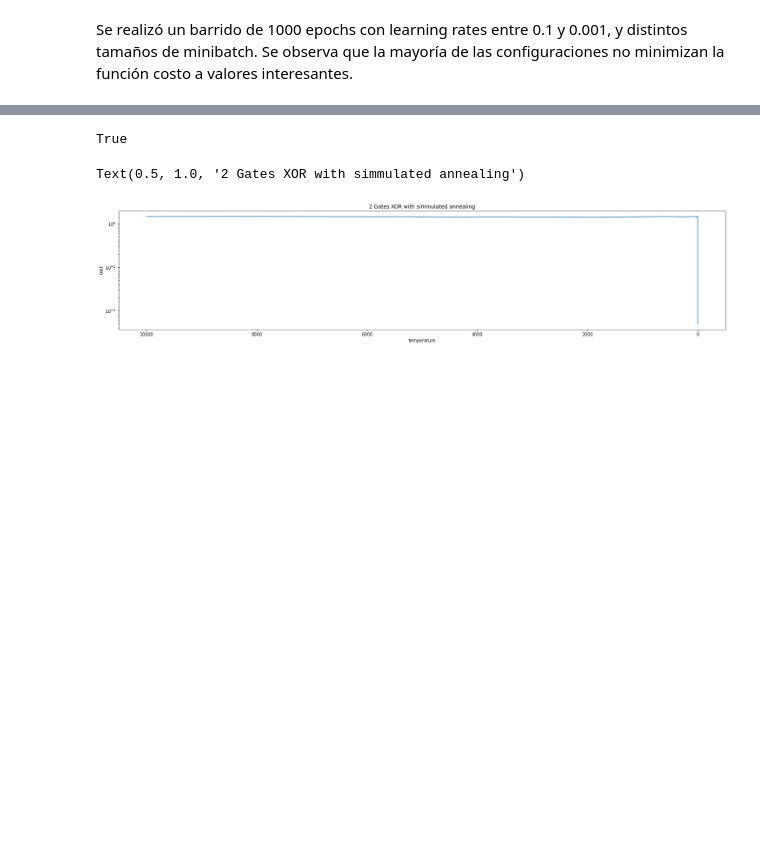
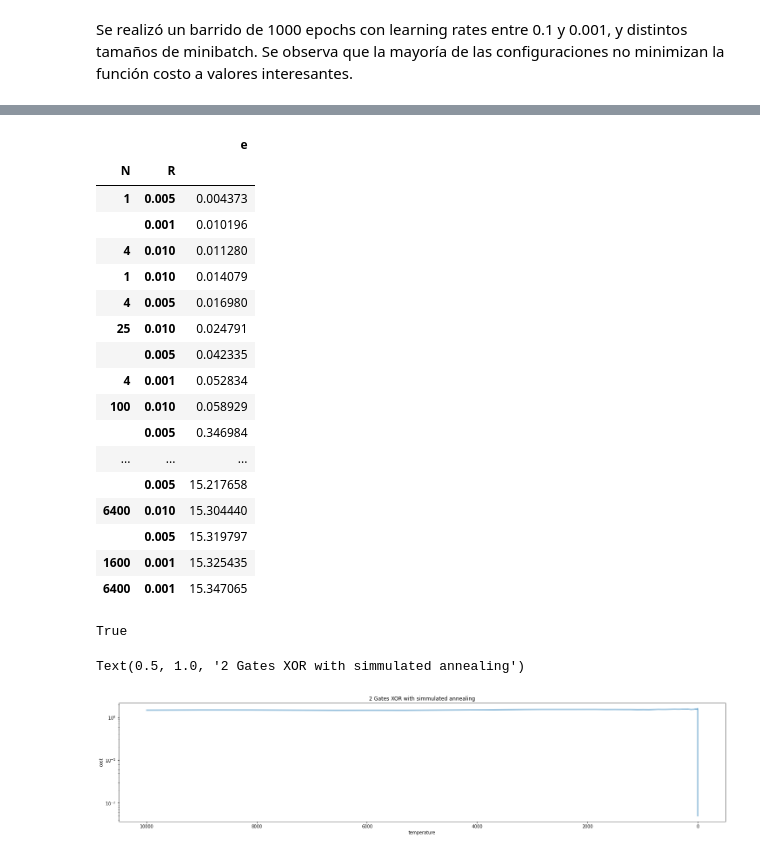
Before and after one commit to xvan/RedesNeuronales, a Jupyter notebook: TP2/tp2/tp2.ipynb, the cells around one changed output, grey strips where cells are left out. Saved outputs shown, nothing was run; the diff lists cells and outputs as text; code cells hidden in the pictures; blank space fills up the shorter version.

```diff
--- a/TP2/tp2/tp2.ipynb
+++ b/TP2/tp2/tp2.ipynb
@@ -533,3 +547,24 @@ No artists with labels found to put in legend.  Note that artists whose label st
+# %%
+pd.DataFrame([( data[0],data[1], min(data[3][0])/3) for data in filtered_data ], columns=["N","R","e"]).set_index(["N","R"]).sort_values("e")
+# %% [output]
+|  |  | e |
+| N | R |  |
+| 1 | 0.005 | 0.004373 |
+|  | 0.001 | 0.010196 |
+| 4 | 0.010 | 0.011280 |
+| 1 | 0.010 | 0.014079 |
+| 4 | 0.005 | 0.016980 |
+| 25 | 0.010 | 0.024791 |
+|  | 0.005 | 0.042335 |
+| 4 | 0.001 | 0.052834 |
+| 100 | 0.010 | 0.058929 |
+|  | 0.005 | 0.346984 |
+| ... | ... | ... |
+|  | 0.005 | 15.217658 |
+| 6400 | 0.010 | 15.304440 |
+|  | 0.005 | 15.319797 |
+| 1600 | 0.001 | 15.325435 |
+| 6400 | 0.001 | 15.347065 |
 # %%
 sim_data[0][3][-1][0] < 1
 # %% [output]
```
Also changed, not shown: parts of 16 cells of this notebook, 4 other files.
